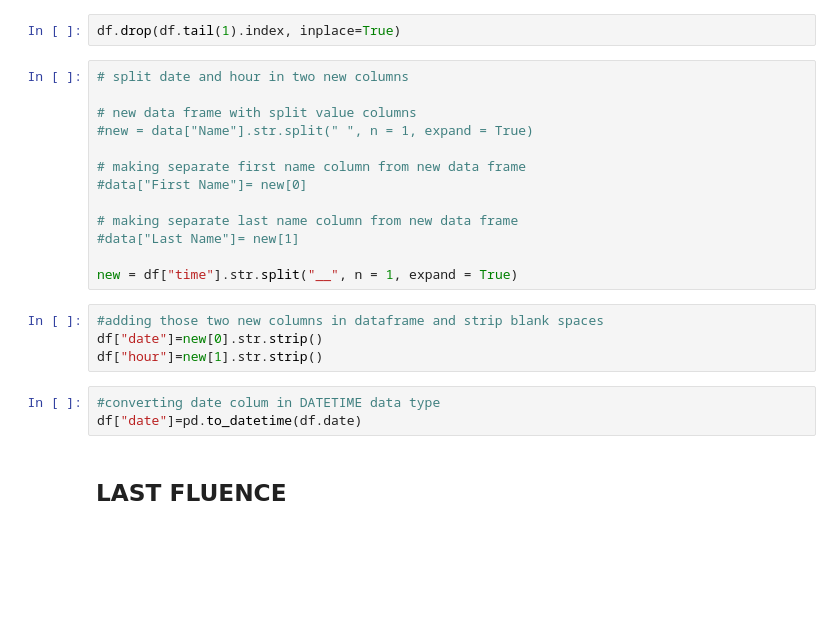
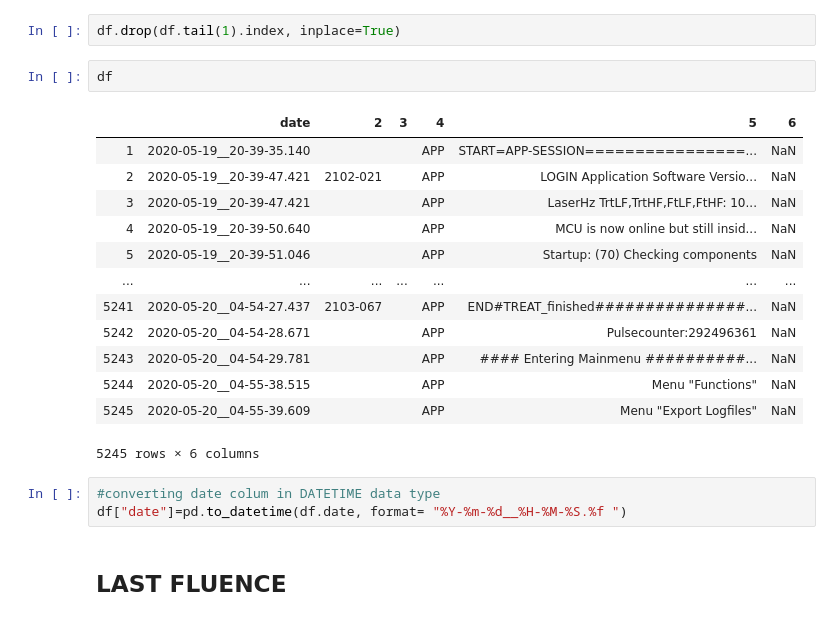
Before and after one commit to andresnino1/schwind_logfile_reader, a Jupyter notebook: logfile_notebook.ipynb, the cells around one changed output. Saved outputs shown, nothing was run; the diff lists cells and outputs as text; blank space fills up the shorter version.

```diff
--- a/logfile_notebook.ipynb
+++ b/logfile_notebook.ipynb
@@ -163,26 +164,25 @@ df = pd.read_csv(file_to_open, delimiter="|", names = ["time",2,3,4,5,6], encodi
 df.drop(df.head(1).index, inplace=True)
 # %%
 df.drop(df.tail(1).index, inplace=True)
-# %%
-# split date and hour in two new columns
-
-# new data frame with split value columns
-#new = data["Name"].str.split(" ", n = 1, expand = True)
-
-# making separate first name column from new data frame
-#data["First Name"]= new[0]
-
-# making separate last name column from new data frame
-#data["Last Name"]= new[1]
-
-new = df["time"].str.split("__", n = 1, expand = True)
-# %%
-#adding those two new columns in dataframe and strip blank spaces
-df["date"]=new[0].str.strip()
-df["hour"]=new[1].str.strip()
+# %%
+df
+# %% [output]
+|  | date | 2 | 3 | 4 | 5 | 6 |
+| 1 | 2020-05-19__20-39-35.140 |  |  | APP | START=APP-SESSION================... | NaN |
+| 2 | 2020-05-19__20-39-47.421 | 2102-021 |  | APP | LOGIN Application Software Versio... | NaN |
+| 3 | 2020-05-19__20-39-47.421 |  |  | APP | LaserHz TrtLF,TrtHF,FtLF,FtHF: 10... | NaN |
+| 4 | 2020-05-19__20-39-50.640 |  |  | APP | MCU is now online but still insid... | NaN |
+| 5 | 2020-05-19__20-39-51.046 |  |  | APP | Startup: (70) Checking components | NaN |
+| ... | ... | ... | ... | ... | ... | ... |
+| 5241 | 2020-05-20__04-54-27.437 | 2103-067 |  | APP | END#TREAT_finished###############... | NaN |
+| 5242 | 2020-05-20__04-54-28.671 |  |  | APP | Pulsecounter:292496361 | NaN |
+| 5243 | 2020-05-20__04-54-29.781 |  |  | APP | #### Entering Mainmenu ##########... | NaN |
+| 5244 | 2020-05-20__04-55-38.515 |  |  | APP | Menu "Functions" | NaN |
+| 5245 | 2020-05-20__04-55-39.609 |  |  | APP | Menu "Export Logfiles" | NaN |
+5245 rows × 6 columns
 # %%
 #converting date colum in DATETIME data type
-df["date"]=pd.to_datetime(df.date)
+df["date"]=pd.to_datetime(df.date, format= "%Y-%m-%d__%H-%M-%S.%f ")
 # %% [markdown]
 ## LAST FLUENCE
 # %%
```
Also changed, not shown: parts of 26 cells of this notebook.
